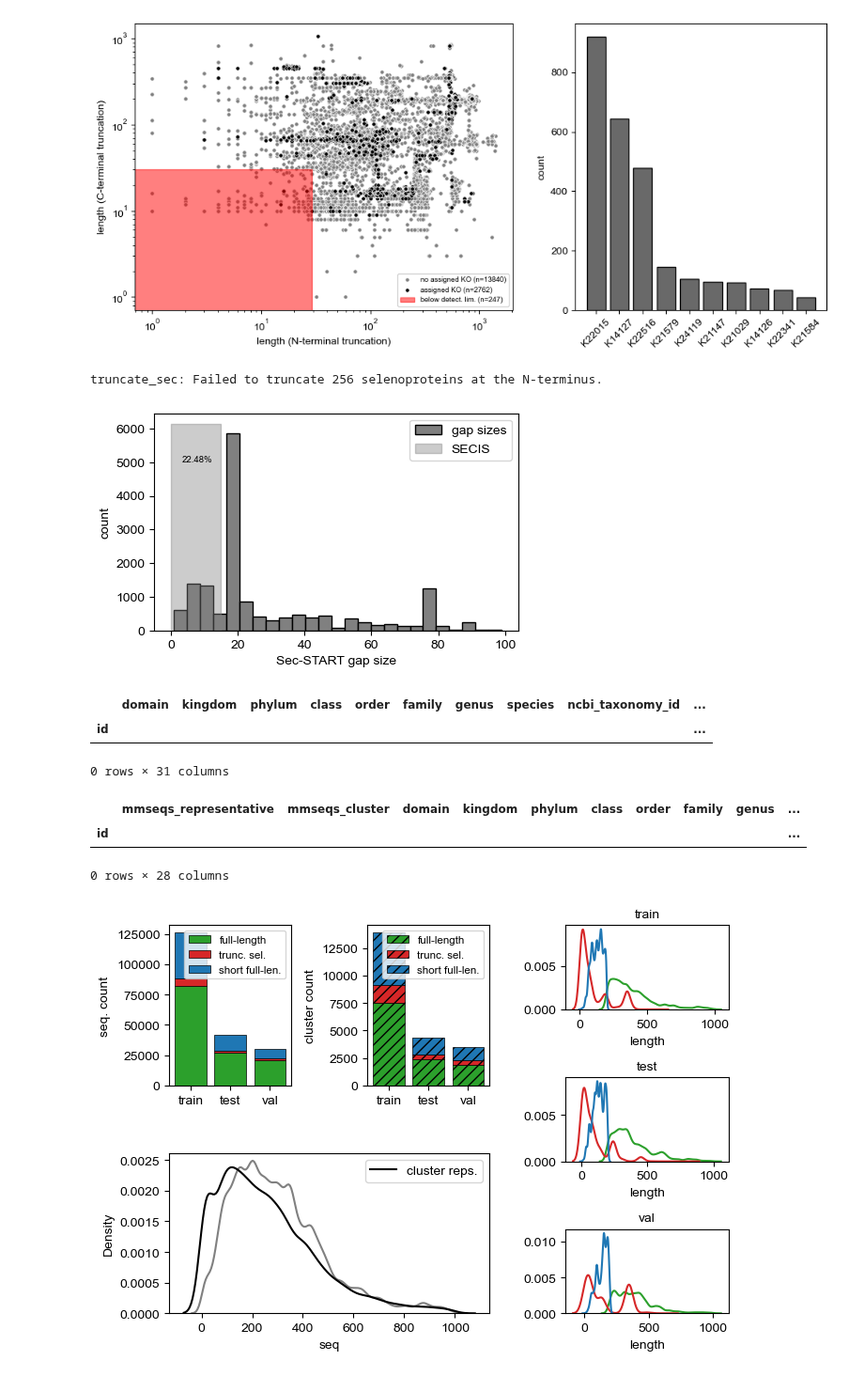
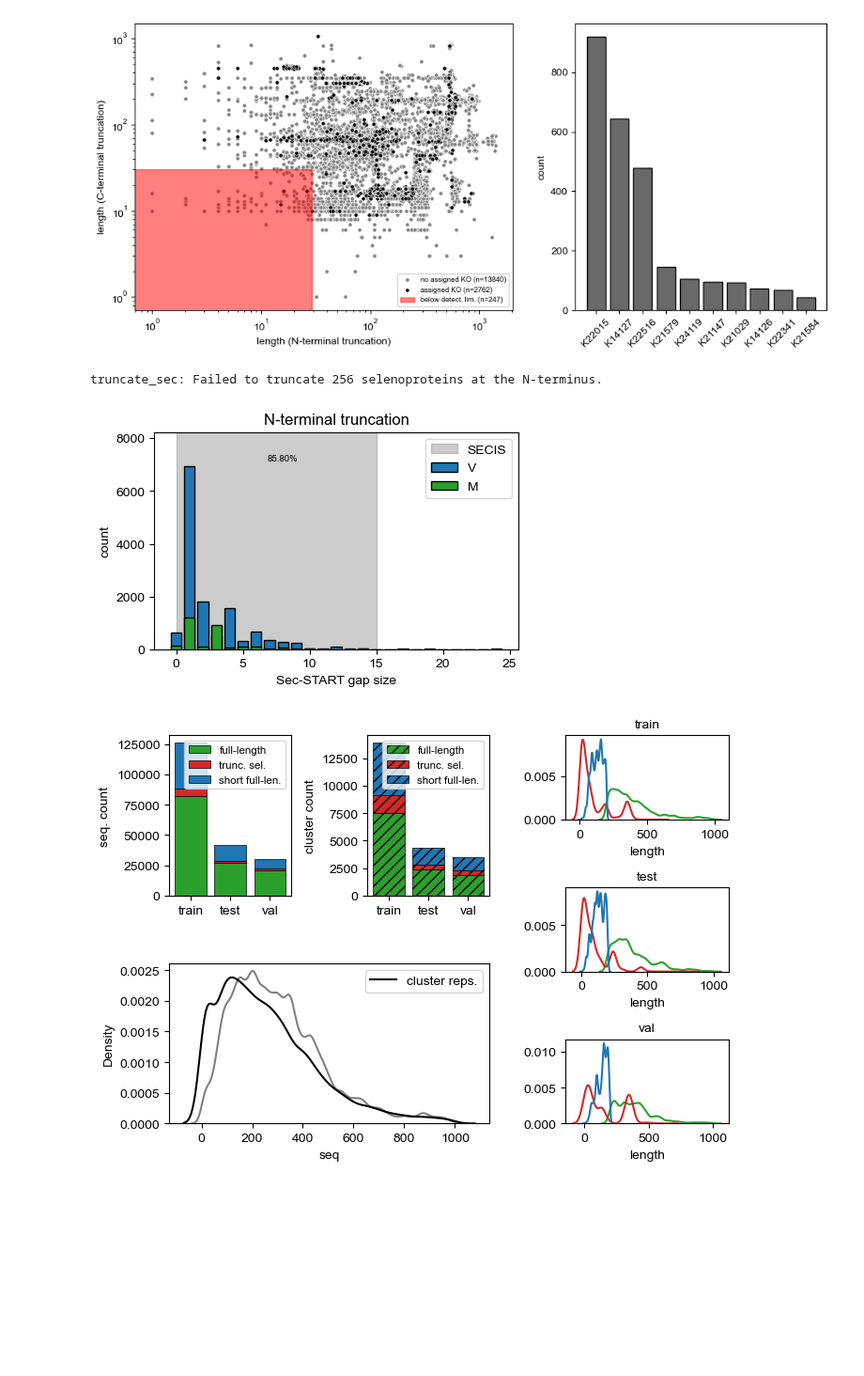
Before and after one commit to pipparichter/selenobot, a Jupyter notebook: notebooks/datasets.ipynb, the cells around one changed output. Shown at 94% size. Drawn from its saved outputs; the diff is of its cells as text; code cells hidden in the pictures; blank space fills up the shorter version.

```diff
--- a/notebooks/datasets.ipynb
+++ b/notebooks/datasets.ipynb
@@ -153,43 +153,48 @@ truncate_sec: Failed to truncate 0 selenoproteins at the C-terminus.
 [figure]
 # %%
 # I am also curious about how much distance between the U residue and next possible start there tends to be in the case of N-terminal truncation.
+# Begs the question, what is the "right" way to do N-terminal truncation? Maybe try both? Don't want the model to just prefer sequences
+# that start with Valine. Maybe take a look at the result of the 3c classifier before deciding.
 
-allowed_starts = ['M', 'V', 'L']
-metadata_sec_trunc_n_df = truncate_sec(metadata_sec_df, terminus='n', drop_failures=True, allowed_starts=allowed_starts, min_length=30)
+allowed_starts = ['V', 'M'] #, 'L']
+alphas = {'M':1, 'V':0.7, 'L':0.5}
+colors = {'M':'tab:green', 'V':'tab:blue', 'L':'tab:red'}
+
+metadata_sec_trunc_n_df = truncate_sec(metadata_sec_df, terminus='n', drop_failures=True, allowed_starts=allowed_starts, min_length=30, bias='length')
 metadata_sec_trunc_n_df['start_amino_acid'] = metadata_sec_trunc_n_df.seq.apply(lambda s : s[0])
 
 # With no gap, trunc_size = sec_index_c.
 sec_to_start_sizes = metadata_sec_trunc_n_df.trunc_size - metadata_sec_trunc_n_df.sec_index_c
 max_sec_to_start_size = 100
 # Based on this https://academic.oup.com/nar/article/31/8/2234/1089166, it seems that SECIS may be picked up in the embedding when gaps are smaller than ~50 bp,
 # which would be about 16 amino acids.
 secis_boundary = 16
 
-
+# , color='gray', edgecolor='black', label='gap sizes'
 fig, ax = plt.subplots(figsize=(5, 3))
 
-ax.hist(sec_to_start_sizes[sec_to_start_sizes < max_sec_to_start_size], bins=25, color='gray', edgecolor='black', label='gap sizes')
-ax.fill_between(np.arange(secis_boundary), ax.get_ylim()[-1], color='gray', alpha=0.4, label='SECIS')
-ax.text(secis_boundary / 2, 5000, f'{(sec_to_start_sizes < secis_boundary).sum() / len(sec_to_start_sizes) * 100:.2f}%', ha='center', fontsize='x-small')
+ax.fill_between(np.arange(secis_boundary), len(metadata_sec_trunc_n_df), color='gray', alpha=0.4, label='SECIS')
+
+bins = 25
+bottom, positions = np.zeros(bins), np.arange(bins)
+for aa in metadata_sec_trunc_n_df.start_amino_acid.unique():
+    mask = (metadata_sec_trunc_n_df.start_amino_acid == aa) & (sec_to_start_sizes < max_sec_to_start_size)
+    heights, bin_edges = np.histogram(sec_to_start_sizes[mask], bins=bins)
+    ax.bar(positions, heights, label=aa,  color=colors[aa], edgecolor='black')
+    bottom += heights
+    bins = bins
+
+ax.text(secis_boundary / 2, max(bottom) - 1000, f'{(sec_to_start_sizes < secis_boundary).sum() / len(sec_to_start_sizes) * 100:.2f}%', ha='center', fontsize='x-small')
 ax.legend()
 ax.set_xlabel('Sec-START gap size')
 ax.set_ylabel('count')
+ax.set_ylim(0, max(bottom) + 100)
+ax.set_title('N-terminal truncation')
 
 plt.show()
-metadata_sec_trunc_n_df.start_amino_acid.value_counts()
-metadata_sec_trunc_n_df[~metadata_sec_trunc_n_df.start_amino_acid.isin(['M', 'V'])]
 # %% [output]
 truncate_sec: Failed to truncate 256 selenoproteins at the N-terminus.
-[figure, old version]
+[figure, new version]
-|  | domain | kingdom | phylum | class | order | family | genus | species | ncbi_taxonomy_id | ... |
-| id |  |  |  |  |  |  |  |  |  | ... |
-0 rows × 31 columns
-# %%
-metadata_3c_df[(metadata_2c_df.label == 1) & metadata_sec_trunc_n_df.trunc_size.isnull()]
-# %% [output]
-|  | mmseqs_representative | mmseqs_cluster | domain | kingdom | phylum | class | order | family | genus | ... |
-| id |  |  |  |  |  |  |  |  |  | ... |
-0 rows × 28 columns
 # %%
 def figure_2(metadata_df:dict, path:str='../figures/datasets-figure_2.png'):
     '''Illustrating the composition of each split dataset.'''
```
Also changed, not shown: 3 other files.
